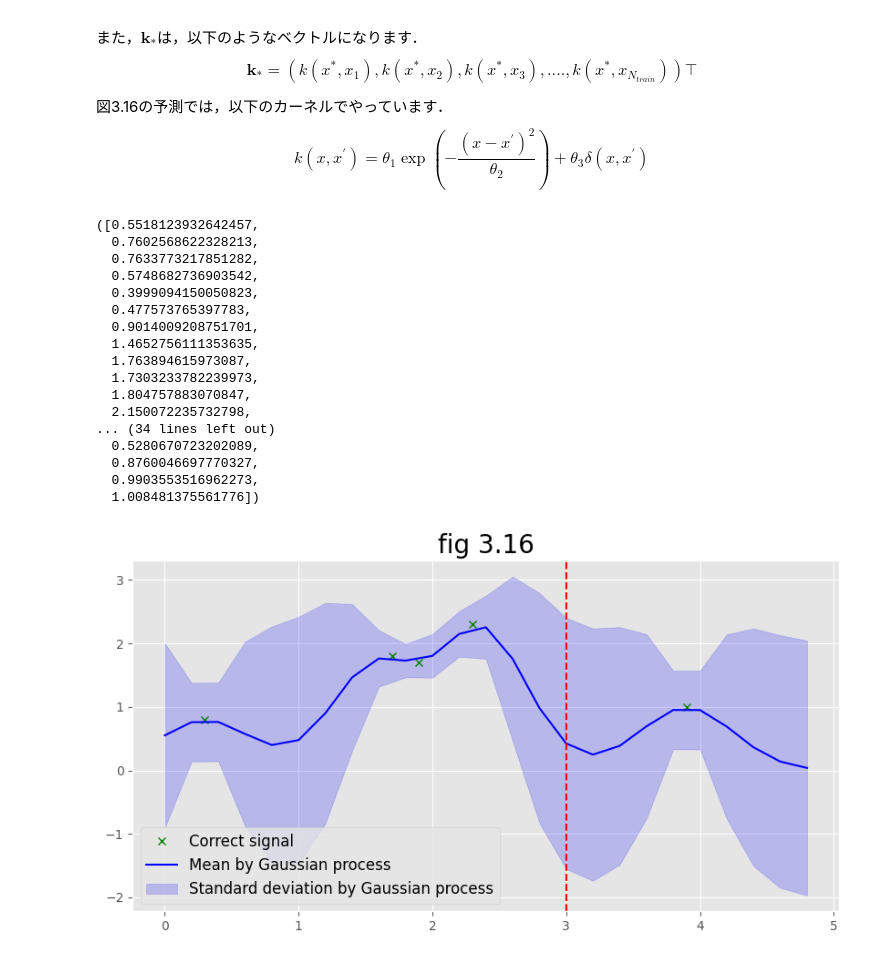
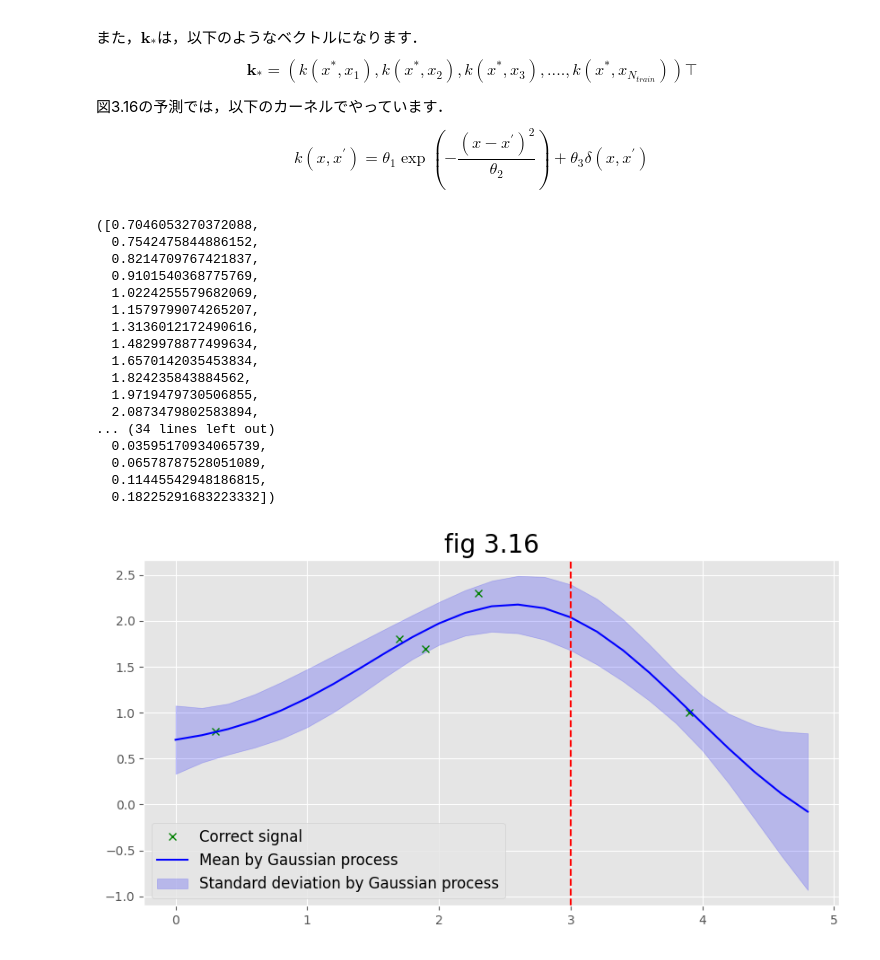
Before and after one commit to LABO-M/Gaussian_process, a Jupyter notebook: Gaussian_Process_Chapter3.ipynb, the cells around one changed output. Cells and saved outputs as stored; diff of their text form; code cells hidden in the pictures.

```diff
--- a/Gaussian_Process_Chapter3.ipynb
+++ b/Gaussian_Process_Chapter3.ipynb
@@ -232,0 +290,9 @@ plt.show()
+# %%
+mu = 0 * kai
+K = compute_kernel(kai , 1 , 1 , 1 , 1)
+y = np.random.multivariate_normal(mu, K , 5)
+
+fig, ax = plt.subplots(figsize=(6, 6) )
+ax.plot(kai, y.T)
+ax.set_title("Bishop")
+plt.show()
@@ -578,7 +646,7 @@ def compute_kernel(X , Theta_1 , Theta_2 , Theta_3):
 # %%
 # パラメータ値
 Theta_1 = 1
-Theta_2 = 0.25
+Theta_2 = 5
 Theta_3 = 0.01
 
 
@@ -593,7 +661,7 @@ def Expected_train(K , y):
 x_asterisk  = np.arange(0 , 5 , 0.2 )
 # %%
 # 予測分布の期待値，分散の計算
-def predict(X_train , X_test , Theta_1 , Theta_2 , Theta_3) :
+def predict(X_train , X_test , y , Theta_1 , Theta_2 , Theta_3) :
     # 平均
     mu = []
     # 分散
@@ -627,26 +695,26 @@ def predict(X_train , X_test , Theta_1 , Theta_2 , Theta_3) :
 
     return mu , var
 # %%
-mu , var = predict(x , x_asterisk , Theta_1 , Theta_2 , Theta_3)
+mu , var = predict(x , x_asterisk , y , Theta_1 , Theta_2 , Theta_3)
 mu , var
 # %% [output]
-([0.5518123932642457,
-  0.7602568622328213,
-  0.7633773217851282,
-  0.5748682736903542,
-  0.3999094150050823,
-  0.477573765397783,
-  0.9014009208751701,
-  1.4652756111353635,
-  1.763894615973087,
-  1.7303233782239973,
-  1.804757883070847,
-  2.150072235732798,
+([0.7046053270372088,
+  0.7542475844886152,
+  0.8214709767421837,
+  0.9101540368775769,
+  1.0224255579682069,
+  1.1579799074265207,
+  1.3136012172490616,
+  1.4829978877499634,
+  1.6570142035453834,
+  1.824235843884562,
+  1.9719479730506855,
+  2.0873479802583894,
 ... (34 lines left out)
-  0.5280670723202089,
-  0.8760046697770327,
-  0.9903553516962273,
-  1.008481375561776])
+  0.03595170934065739,
+  0.06578787528051089,
+  0.11445542948186815,
+  0.18225291683223332])
 # %%
 # 予測分布の描画
 import numpy as np
@@ -674,7 +742,6 @@ def Gaussian_result(X_train, y_train, X_test, mu, var):
     plt.legend(fontsize=12)
     plt.show()
 # %%
-y_astarisk = np.array([1.0])
 Gaussian_result(x , y , x_asterisk  , mu , var )
 # %% [output]
-[figure, old version]
+[figure, new version]
```
Also changed, not shown: parts of 26 cells of this notebook, 2 other files.
